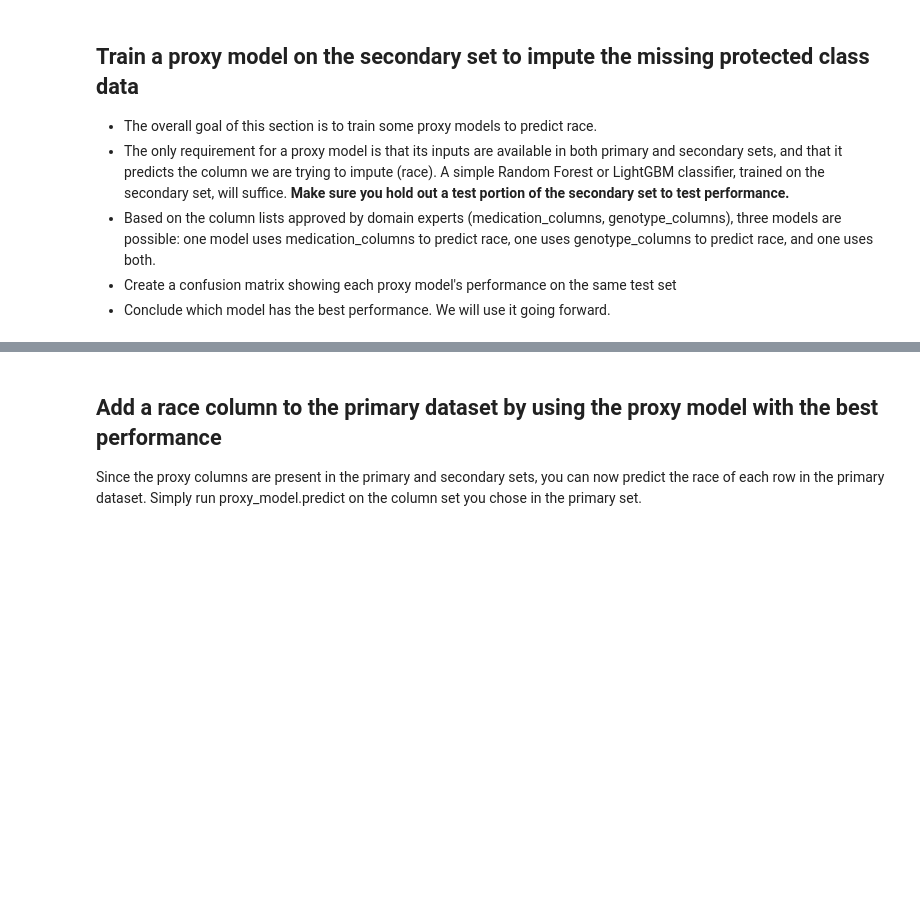
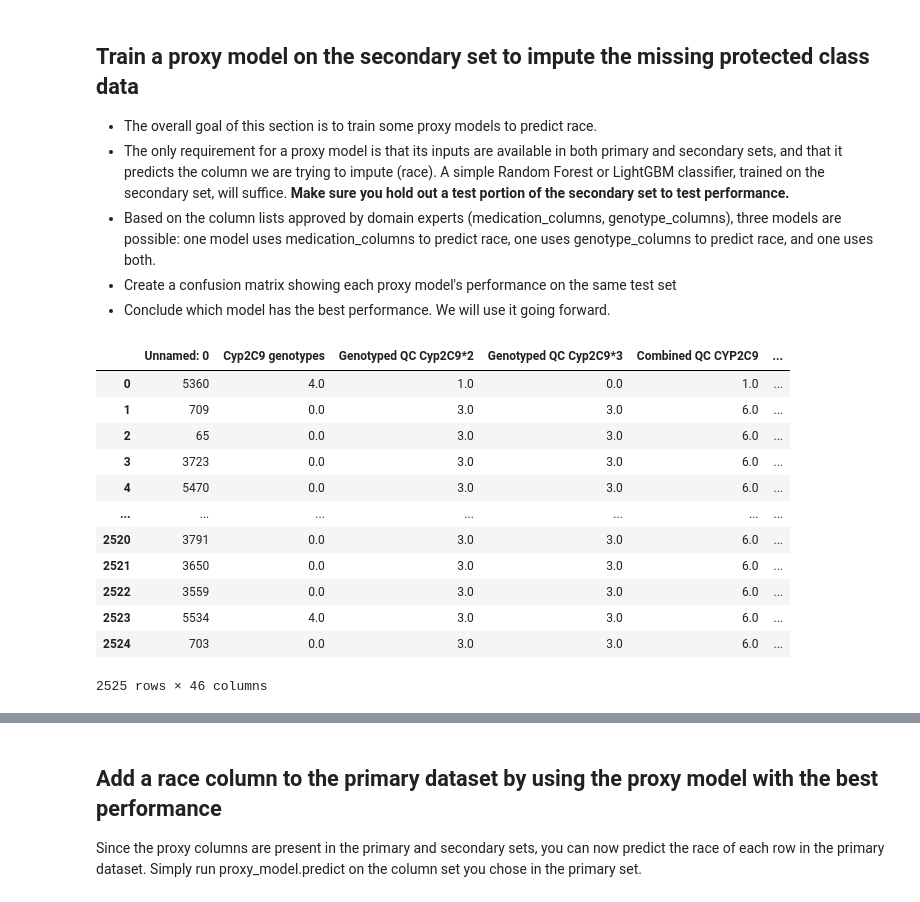
Before and after one commit to fw99/manning, a Jupyter notebook: detecting-bias/Milestone 4 instructions.ipynb, the cells around one changed output, grey strips where cells are left out. Saved outputs shown, nothing was run; the diff lists cells and outputs as text; code cells hidden in the pictures; blank space fills up the shorter version.

```diff
--- a/Milestone 4 instructions.ipynb
+++ b/detecting-bias/Milestone 4 instructions.ipynb
@@ -98,3 +177,19 @@ model
  - Based on the column lists approved by domain experts (medication_columns, genotype_columns), three models are possible: one model uses medication_columns to predict race, one uses genotype_columns to predict race, and one uses both.
  - Create a confusion matrix showing each proxy model's performance on the same test set
  - Conclude which model has the best performance. We will use it going forward.
+# %%
+secondary
+# %% [output]
+|  | Unnamed: 0 | Cyp2C9 genotypes | Genotyped QC Cyp2C9*2 | Genotyped QC Cyp2C9*3 | Combined QC CYP2C9 | ... |
+| 0 | 5360 | 4.0 | 1.0 | 0.0 | 1.0 | ... |
+| 1 | 709 | 0.0 | 3.0 | 3.0 | 6.0 | ... |
+| 2 | 65 | 0.0 | 3.0 | 3.0 | 6.0 | ... |
+| 3 | 3723 | 0.0 | 3.0 | 3.0 | 6.0 | ... |
+| 4 | 5470 | 0.0 | 3.0 | 3.0 | 6.0 | ... |
+| ... | ... | ... | ... | ... | ... | ... |
+| 2520 | 3791 | 0.0 | 3.0 | 3.0 | 6.0 | ... |
+| 2521 | 3650 | 0.0 | 3.0 | 3.0 | 6.0 | ... |
+| 2522 | 3559 | 0.0 | 3.0 | 3.0 | 6.0 | ... |
+| 2523 | 5534 | 4.0 | 3.0 | 3.0 | 6.0 | ... |
+| 2524 | 703 | 0.0 | 3.0 | 3.0 | 6.0 | ... |
+2525 rows × 46 columns
```
Also changed, not shown: parts of 9 cells of this notebook, 1 other file.
